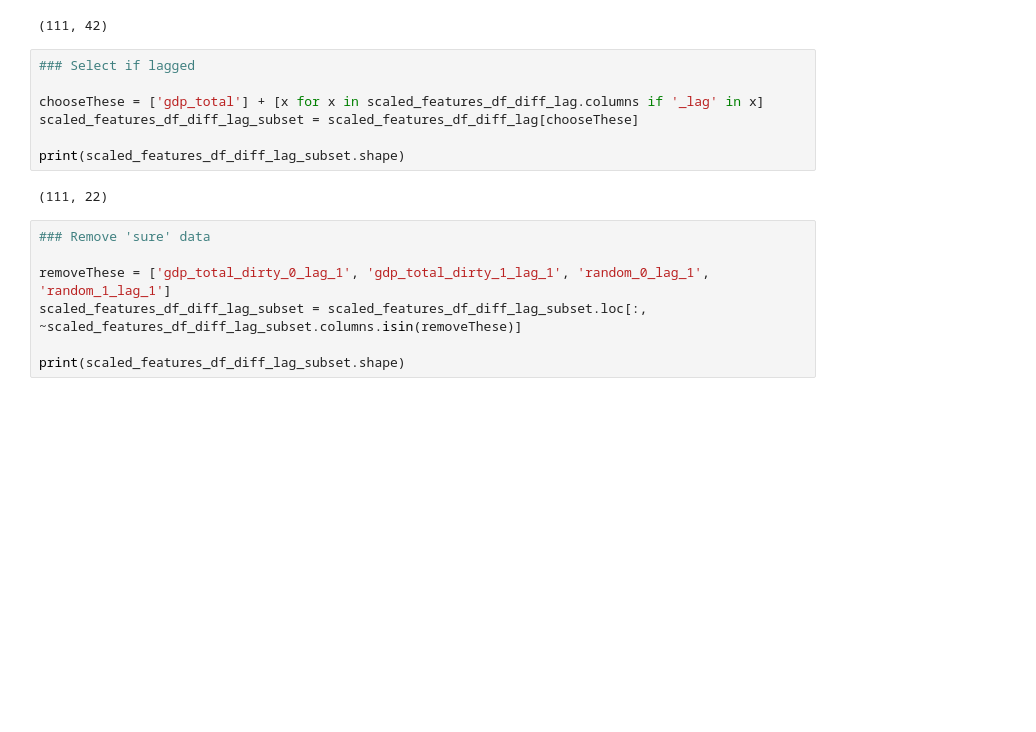
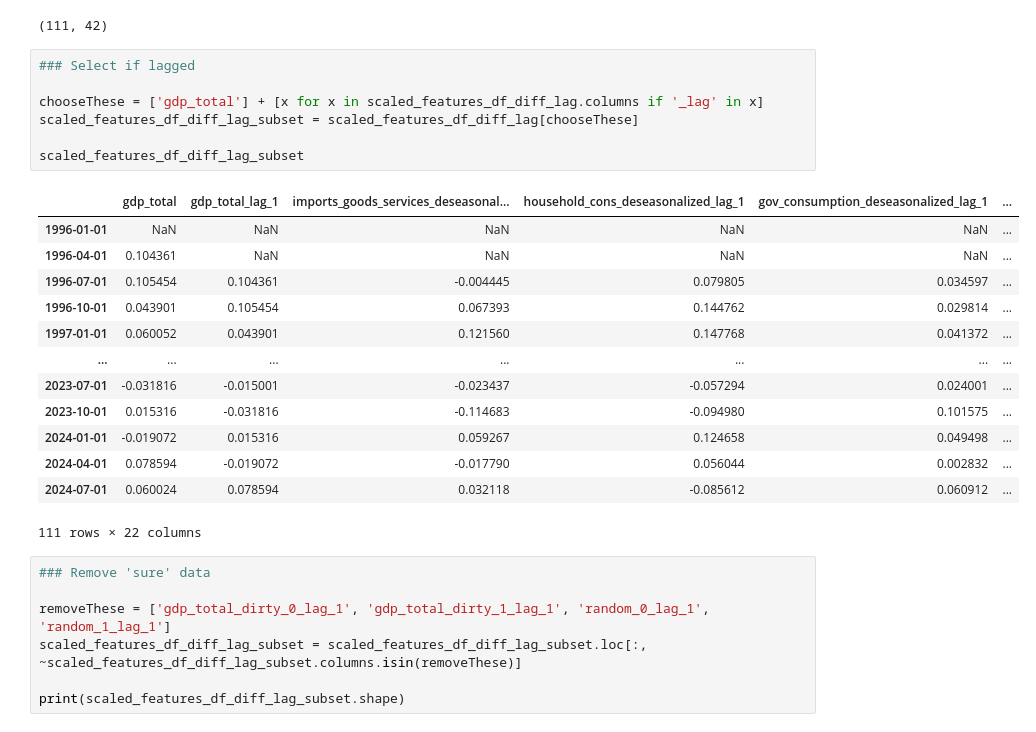
Before and after one commit to powell001/NowCast_Data_v2, a Jupyter notebook: src/a06_forecastQuarterlyData_withQuarterlyData_Lasso.ipynb, the cells around one changed output. Saved outputs shown, nothing was run; the diff lists cells and outputs as text; blank space fills up the shorter version.

```diff
--- a/src/a06_forecastQuarterlyData_withQuarterlyData_Lasso.ipynb
+++ b/src/a06_forecastQuarterlyData_withQuarterlyData_Lasso.ipynb
@@ -564,12 +569,24 @@ print(scaled_features_df_diff_lag.shape)
 # %%
 ### Select if lagged
 
 chooseThese = ['gdp_total'] + [x for x in scaled_features_df_diff_lag.columns if '_lag' in x]
 scaled_features_df_diff_lag_subset = scaled_features_df_diff_lag[chooseThese]
 
-print(scaled_features_df_diff_lag_subset.shape)
+scaled_features_df_diff_lag_subset
 # %% [output]
+|  | gdp_total | gdp_total_lag_1 | imports_goods_services_deseasonal... | household_cons_deseasonalized_lag_1 | gov_consumption_deseasonalized_lag_1 | ... |
+| 1996-01-01 | NaN | NaN | NaN | NaN | NaN | ... |
+| 1996-04-01 | 0.104361 | NaN | NaN | NaN | NaN | ... |
+| 1996-07-01 | 0.105454 | 0.104361 | -0.004445 | 0.079805 | 0.034597 | ... |
+| 1996-10-01 | 0.043901 | 0.105454 | 0.067393 | 0.144762 | 0.029814 | ... |
+| 1997-01-01 | 0.060052 | 0.043901 | 0.121560 | 0.147768 | 0.041372 | ... |
+| ... | ... | ... | ... | ... | ... | ... |
+| 2023-07-01 | -0.031816 | -0.015001 | -0.023437 | -0.057294 | 0.024001 | ... |
+| 2023-10-01 | 0.015316 | -0.031816 | -0.114683 | -0.094980 | 0.101575 | ... |
+| 2024-01-01 | -0.019072 | 0.015316 | 0.059267 | 0.124658 | 0.049498 | ... |
+| 2024-04-01 | 0.078594 | -0.019072 | -0.017790 | 0.056044 | 0.002832 | ... |
+| 2024-07-01 | 0.060024 | 0.078594 | 0.032118 | -0.085612 | 0.060912 | ... |
-(111, 22)
+111 rows × 22 columns
 # %%
 ### Remove 'sure' data
 
```
Also changed, not shown: parts of 11 cells of this notebook, 1 other file.
